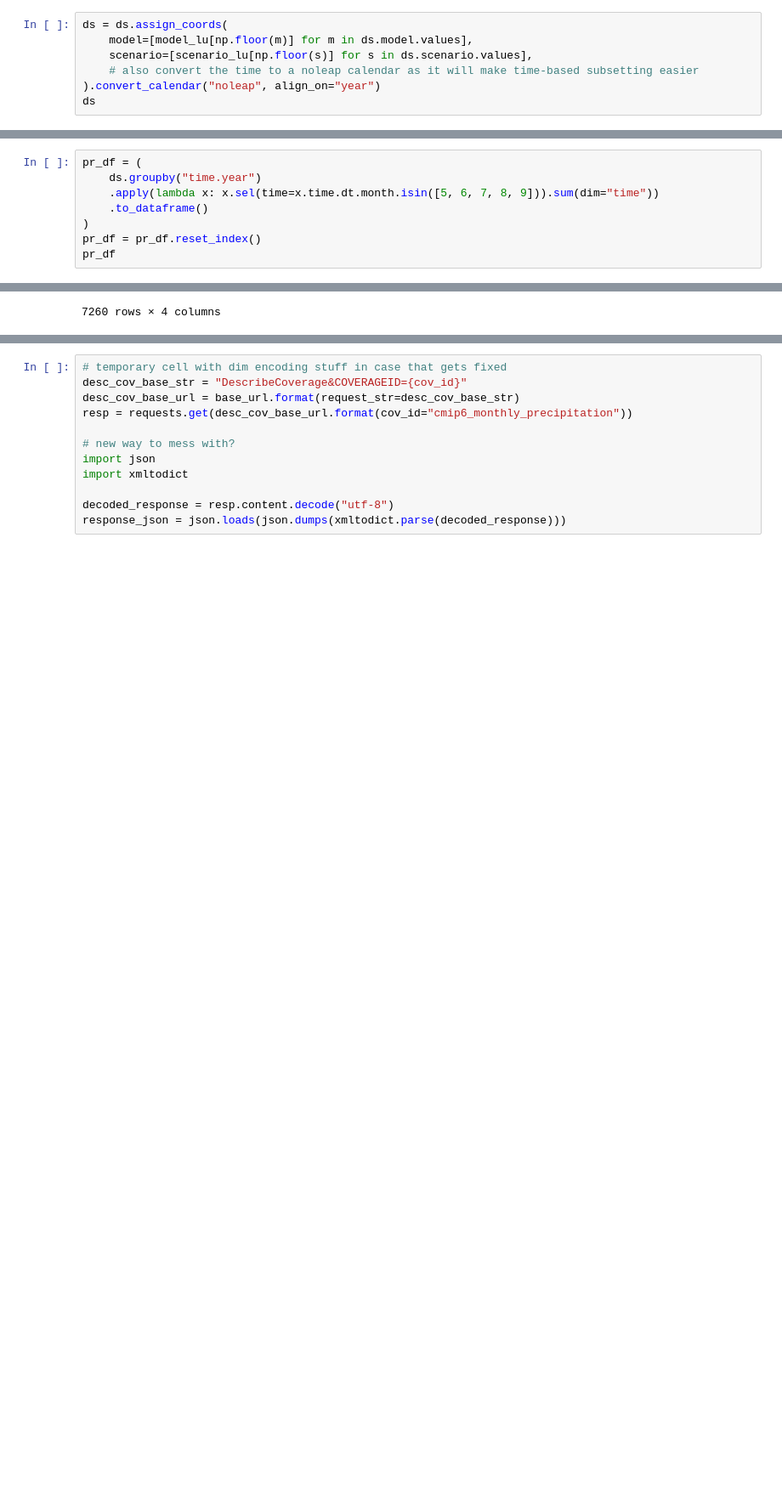
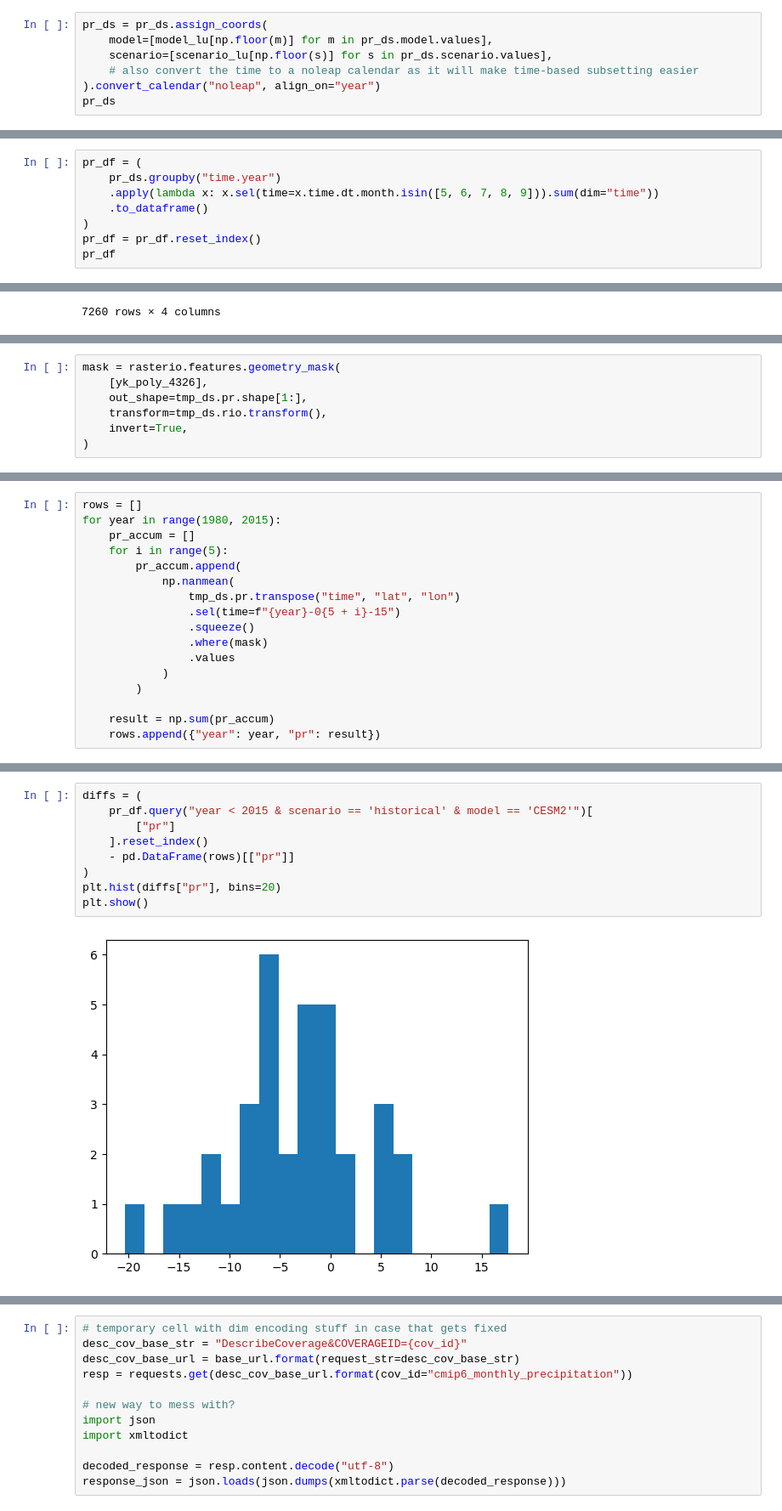
Before and after one commit to ua-snap/ardac-toolbox, a Jupyter notebook: notebooks/cmip6_polygon_summary.ipynb, the cells around one changed output, grey strips where cells are left out. Shown at 85% size. Cells and saved outputs as stored; diff of their text form; blank space fills up the shorter version.

```diff
--- a/notebooks/cmip6_polygon_summary.ipynb
+++ b/notebooks/cmip6_polygon_summary.ipynb
@@ -172,12 +177,12 @@ scenario_encoding_lu = {v: k for k, v in scenario_lu.items()}
 # %% [markdown]
 We will simply "floor" all of the coordinates to get the actual expected dimension encodings (integer valued: for some reason, our current setup with Rasdaman returns netCDFs with +0.5 added to the integer coordinates used to represent the discrete values of irregular (discrete) axes like model and scenario.)
 # %%
-ds = ds.assign_coords(
-    model=[model_lu[np.floor(m)] for m in ds.model.values],
-    scenario=[scenario_lu[np.floor(s)] for s in ds.scenario.values],
+pr_ds = pr_ds.assign_coords(
+    model=[model_lu[np.floor(m)] for m in pr_ds.model.values],
+    scenario=[scenario_lu[np.floor(s)] for s in pr_ds.scenario.values],
     # also convert the time to a noleap calendar as it will make time-based subsetting easier
 ).convert_calendar("noleap", align_on="year")
-ds
+pr_ds
 # %% [output]
 <xarray.Dataset>
 Dimensions:   (time: 1452, model: 12, scenario: 5)
@@ -191,7 +196,7 @@ Data variables:
 There, a nice and tidy dataset. Now we can average over the summer months using groupby:
 # %%
 pr_df = (
-    ds.groupby("time.year")
+    pr_ds.groupby("time.year")
     .apply(lambda x: x.sel(time=x.time.dt.month.isin([5, 6, 7, 8, 9])).sum(dim="time"))
     .to_dataframe()
 )
@@ -229,0 +394,7 @@ plt.show()
+# %%
+mask = rasterio.features.geometry_mask(
+    [yk_poly_4326],
+    out_shape=tmp_ds.pr.shape[1:],
+    transform=tmp_ds.rio.transform(),
+    invert=True,
+)
@@ -229,0 +403,17 @@ plt.show()
+# %%
+rows = []
+for year in range(1980, 2015):
+    pr_accum = []
+    for i in range(5):
+        pr_accum.append(
+            np.nanmean(
+                tmp_ds.pr.transpose("time", "lat", "lon")
+                .sel(time=f"{year}-0{5 + i}-15")
+                .squeeze()
+                .where(mask)
+                .values
+            )
+        )
+
+    result = np.sum(pr_accum)
+    rows.append({"year": year, "pr": result})
@@ -229,0 +422,11 @@ plt.show()
+# %%
+diffs = (
+    pr_df.query("year < 2015 & scenario == 'historical' & model == 'CESM2'")[
+        ["pr"]
+    ].reset_index()
+    - pd.DataFrame(rows)[["pr"]]
+)
+plt.hist(diffs["pr"], bins=20)
+plt.show()
+# %% [output]
+[figure, added]
```
Also changed, not shown: parts of 38 cells of this notebook.
